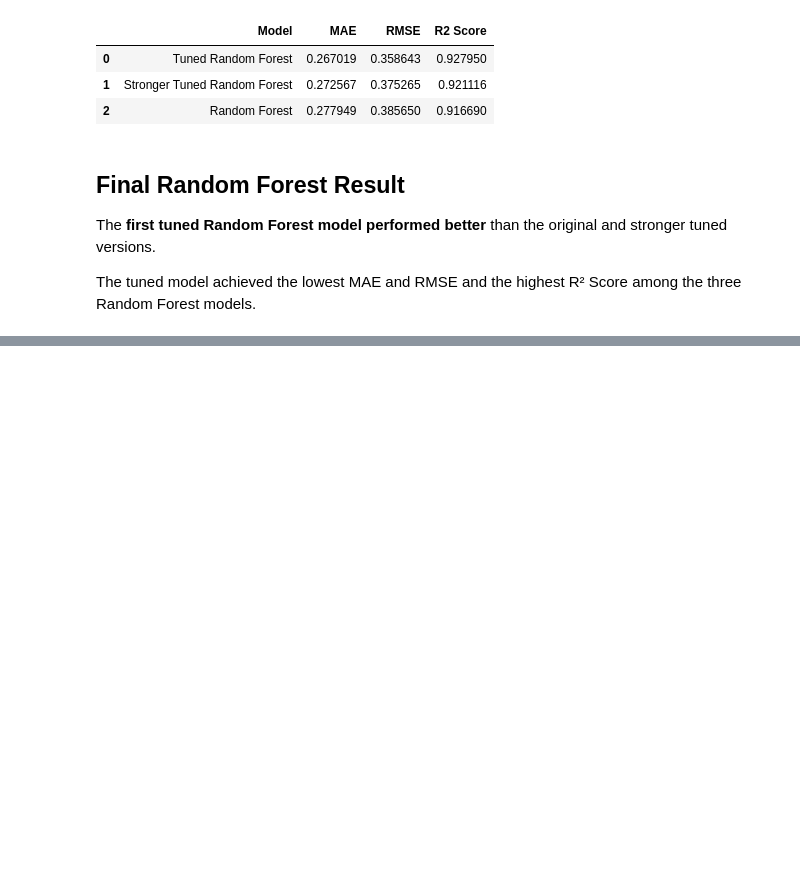
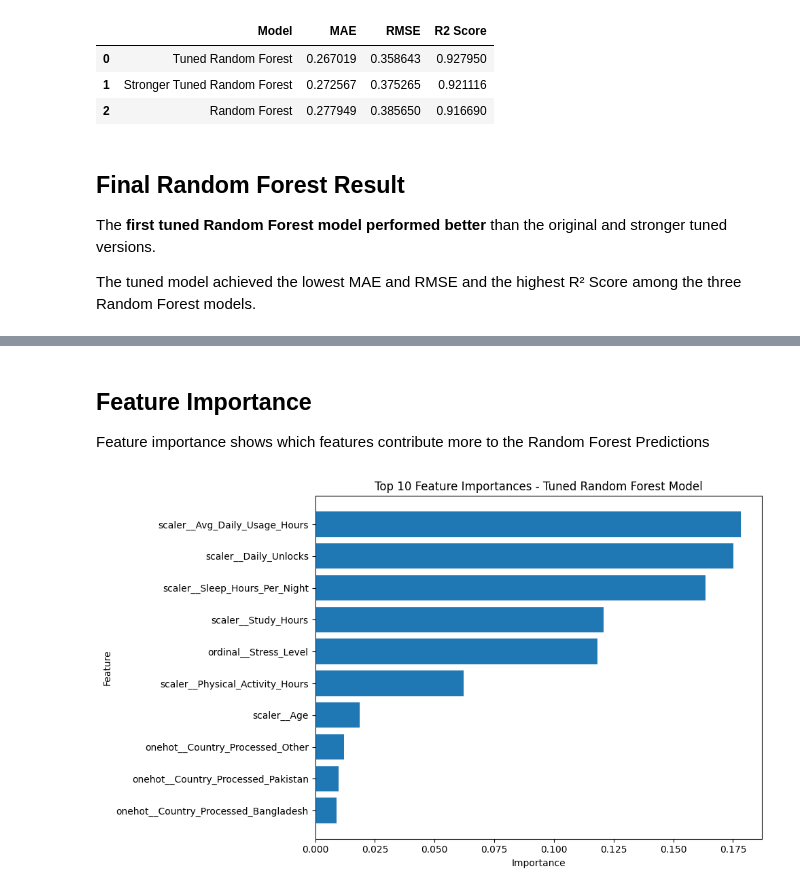
Before and after one commit to rutuu0228/Students_Mental_Health_Score_Prediction_sys, a Jupyter notebook: Notebooks/06_Model_Tuning.ipynb, the cells around one changed output, grey strips where cells are left out. Cells and saved outputs as stored; diff of their text form; code cells hidden in the pictures; blank space fills up the shorter version.

Commit message:
Finalize Random Forest Tuning results

```diff
--- a/Notebooks/06_Model_Tuning.ipynb
+++ b/Notebooks/06_Model_Tuning.ipynb
@@ -397,0 +402,9 @@ The tuned model achieved the lowest MAE and RMSE and the highest R² Score among
+# %%
+# Select the final Random Forest Model
+
+final_model = best_rf
+
+print("Final Model: Tuned Random Forest Model")
+print("MAE:", mae_tuned)
+print("RMSE:", rmse_tuned)
+print("R2 Score:", r2_tuned)
@@ -397,0 +419,11 @@ The tuned model achieved the lowest MAE and RMSE and the highest R² Score among
+# %%
+# Feature importance of the final model
+
+feature_importance = pd.DataFrame({
+    "Feature": X.columns,
+    "Importance": final_model.feature_importances_
+})
+
+feature_importance = feature_importance.sort_values(by="Importance", ascending=False).reset_index(drop=True)
+
+feature_importance.head(10)
@@ -397,0 +442,26 @@ The tuned model achieved the lowest MAE and RMSE and the highest R² Score among
+# %% [markdown]
+## Feature Importance
+
+Feature importance shows which features contribute more to the Random Forest Predictions
+# %%
+import matplotlib.pyplot as plt
+
+top_features = feature_importance.head(10)
+
+plt.figure(figsize=(10,6))
+
+plt.barh(top_features["Feature"][::-1],top_features["Importance"][::-1])
+
+plt.xlabel("Importance")
+plt.ylabel("Feature")
+plt.title("Top 10 Feature Importances - Tuned Random Forest Model")
+
+plt.tight_layout()
+
+
+# Save feature importance graph
+plt.savefig("../Images/05_Model_Tuning/Top_10_feature_importance.png", dpi=300, bbox_inches="tight")
+
+plt.show()
+# %% [output]
+[figure, added]
```
Also changed, not shown: parts of 4 cells of this notebook.
